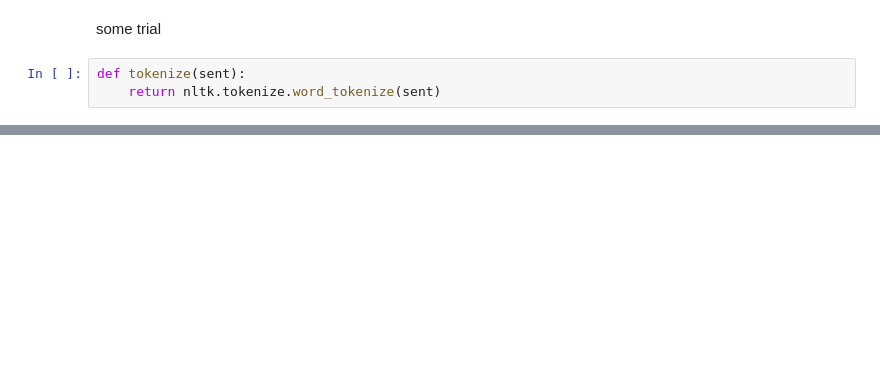
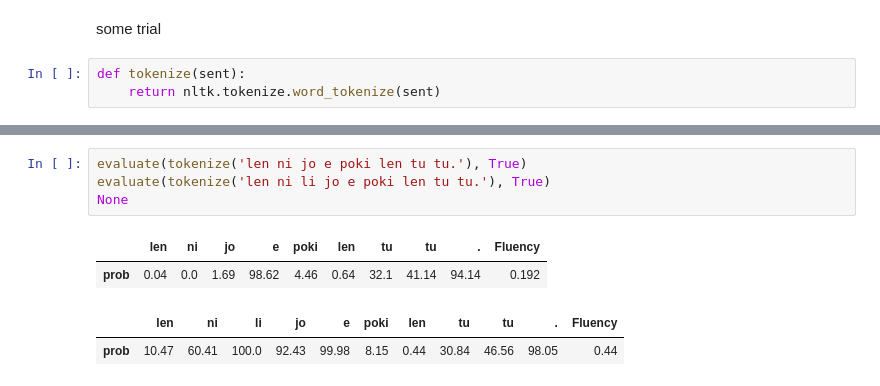
Before and after one commit to nymwa/Toki-Pona-1000-Sentences-Corpus, a Jupyter notebook: fluency.ipynb, the cells around one changed output, grey strips where cells are left out. Saved outputs shown, nothing was run; the diff lists cells and outputs as text; blank space fills up the shorter version.

```diff
--- a/fluency.ipynb
+++ b/fluency.ipynb
@@ -138,0 +139,9 @@ None
+# %%
+evaluate(tokenize('len ni jo e poki len tu tu.'), True)
+evaluate(tokenize('len ni li jo e poki len tu tu.'), True)
+None
+# %% [output]
+|  | len | ni | jo | e | poki | len | tu | tu | . | Fluency |
+| prob | 0.04 | 0.0 | 1.69 | 98.62 | 4.46 | 0.64 | 32.1 | 41.14 | 94.14 | 0.192 |
+|  | len | ni | li | jo | e | poki | len | tu | tu | . | Fluency |
+| prob | 10.47 | 60.41 | 100.0 | 92.43 | 99.98 | 8.15 | 0.44 | 30.84 | 46.56 | 98.05 | 0.44 |
```
Also changed, not shown: parts of 10 cells of this notebook, 1 other file.
